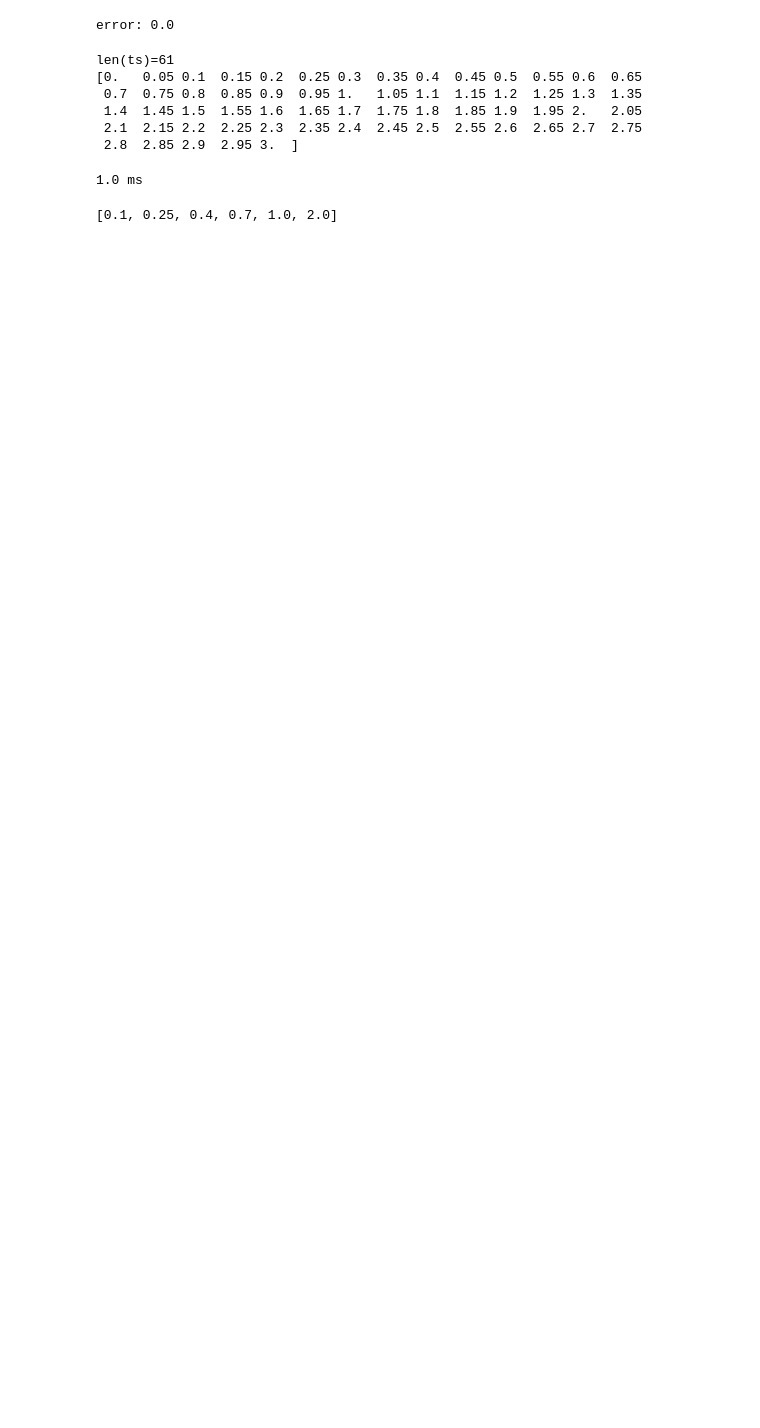
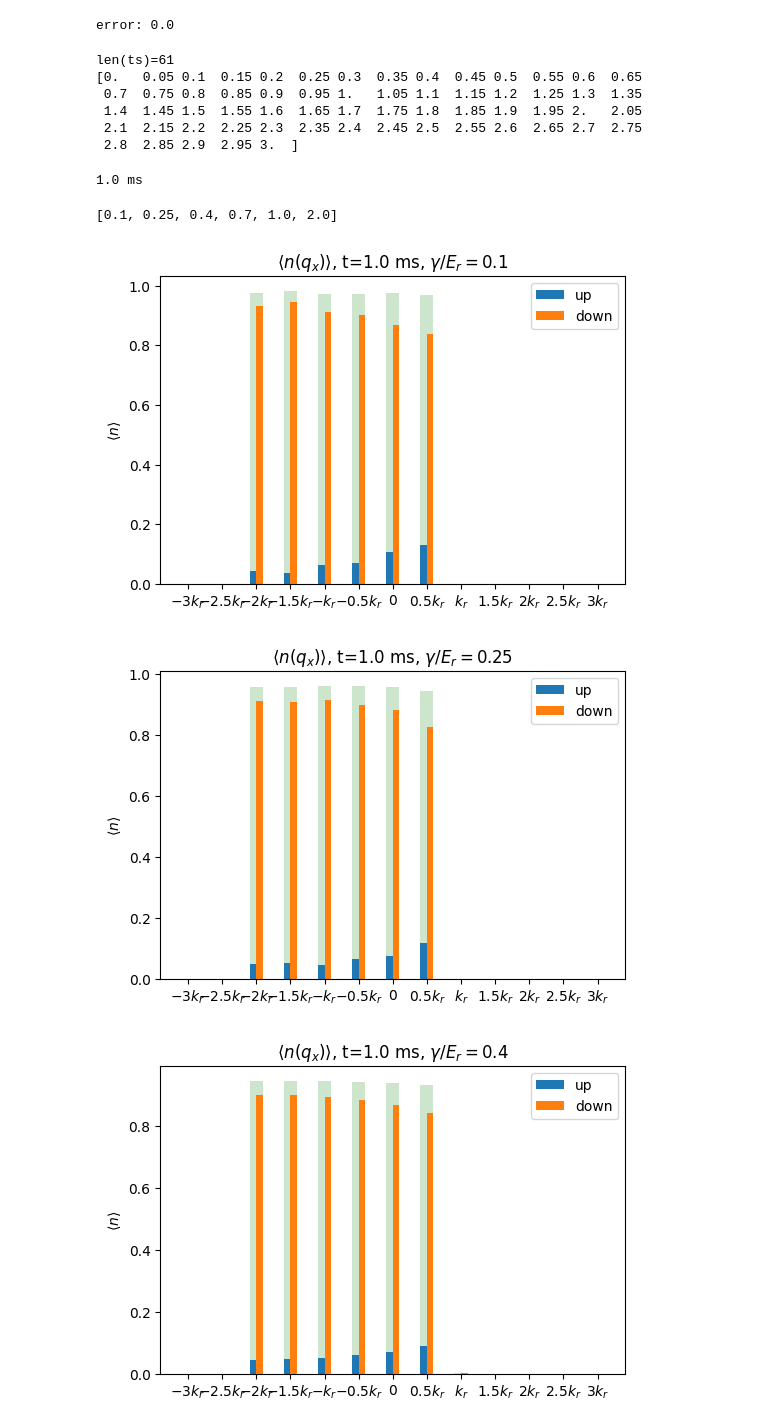
Before and after one commit to pco0511/yb-soc-two-body-loss, a Jupyter notebook: src/load_and_plot.ipynb, the cells around one changed output. Cells and saved outputs as stored; diff of their text form; code cells hidden in the pictures; blank space fills up the shorter version.

Commit message:
finite temp

```diff
--- a/src/load_and_plot.ipynb
+++ b/src/load_and_plot.ipynb
@@ -4,7 +4,7 @@ import numpy as np
 import matplotlib.pyplot as plt
 import json
 # %%
-DATA_ROOT = "/workspace/yb-soc-two-body-loss/data/temp"
+DATA_ROOT = "/workspace/yb-soc-two-body-loss/data/temp0905"
 # %%
 def query_condition(name):
     if "trend" not in name:
@@ -165,3 +165,44 @@ gammas = merged_params['pa']['gamma']
 gammas
 # %% [output]
 [0.1, 0.25, 0.4, 0.7, 1.0, 2.0]
+# %%
+from quant_mech.plot_utils import (
+    plot_numbers,
+    generate_k_labels,
+    plot_fractions
+)
+
+
+
+for data_dir in DATA_SUBDIR_FULL:
+    # (batch, time, k)
+    params = load_params(data_dir)
+    k_tick_labels = generate_k_labels(params["n_momentum_points"], params["k0"])
+    nums_up, nums_down = load_full_momentum_nums(data_dir)
+
+    assert nums_up.shape[0] == nums_down.shape[0]
+    n_batch = nums_up.shape[0]
+
+    # (batch, k)
+    nums_up = nums_up[:, t_idx, :]
+    nums_down = nums_down[:, t_idx, :]
+
+
+    nums_up_avg = np.mean(nums_up, axis=0)
+    nums_up_error = np.std(nums_up, axis=0) / np.sqrt(n_batch)
+    nums_down_avg = np.mean(nums_down, axis=0)
+    nums_down_error = np.std(nums_down, axis=0) / np.sqrt(n_batch)
+
+    gamma = params["pa"]["gamma"]
+
+    plot_numbers(
+        nums_up_avg,
+        nums_down_avg,
+        tick_labels=k_tick_labels,
+        ylim=(0, 1.1),
+        title=f"$\\langle n(q_x) \\rangle$, t={ts_ms[t_idx]} ms, $\\gamma/E_r=${gamma}",
+    )
+# %% [output]
+[figure, added]
+[figure, added]
+[figure, added]
```
Also changed, not shown: parts of 2 cells of this notebook, 7 other files.
